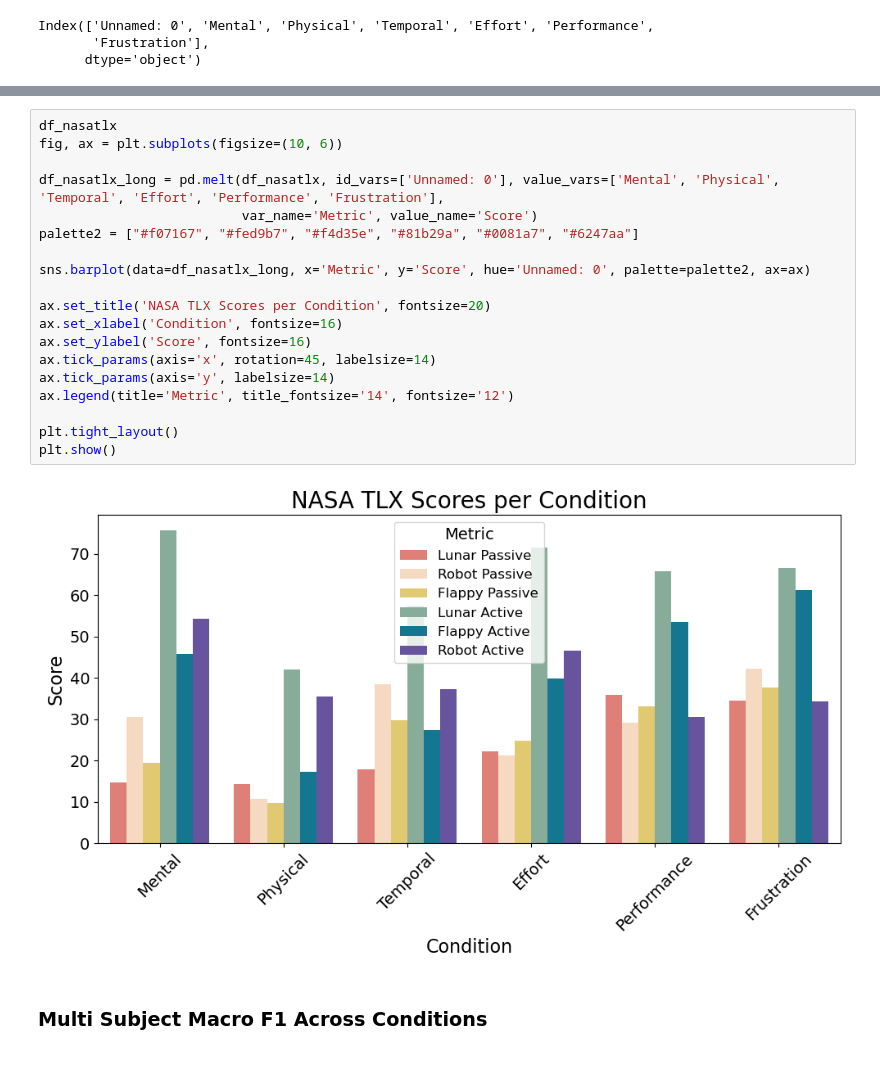
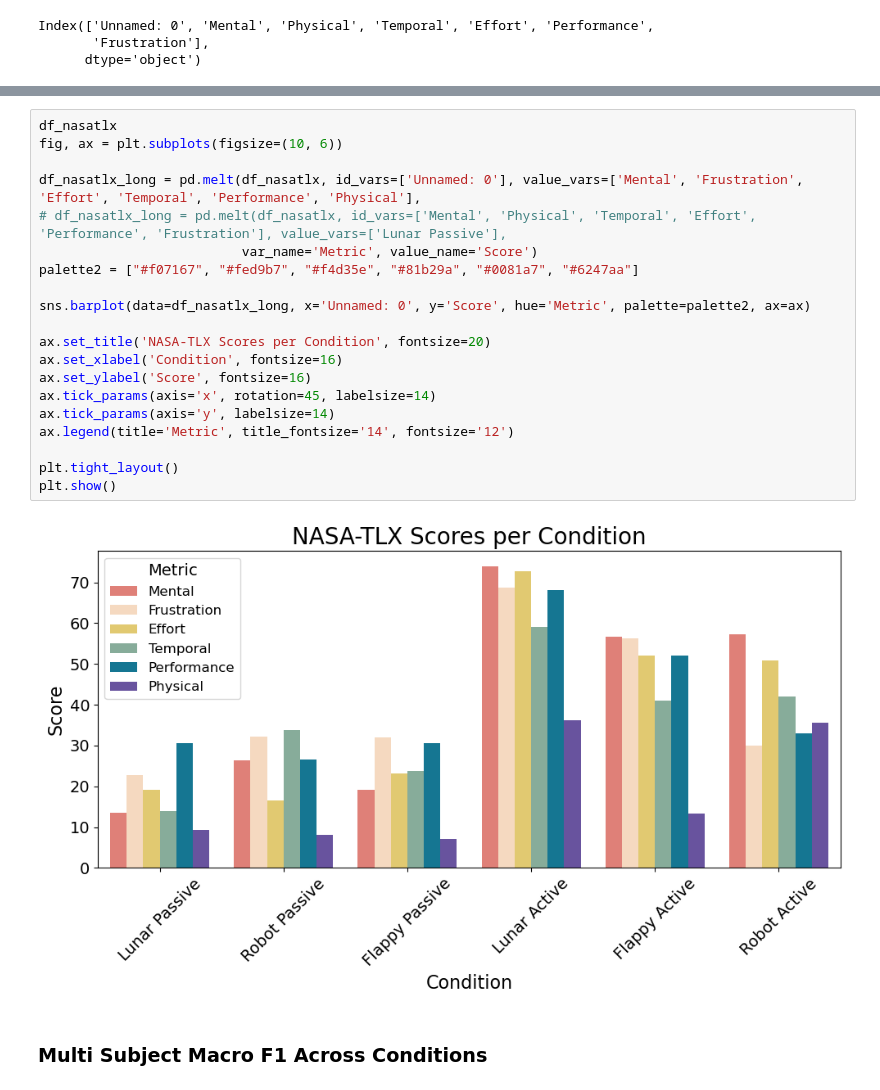
Before and after one commit to your-profile/NeuroLoop-Classification, a Jupyter notebook: FIGURES_classicalmodel_scores.ipynb, the cells around one changed output, grey strips where cells are left out. Cells and saved outputs as stored; diff of their text form.

```diff
--- a/FIGURES_classicalmodel_scores.ipynb
+++ b/FIGURES_classicalmodel_scores.ipynb
@@ -141,24 +152,25 @@ Index(['Unnamed: 0', 'Mental', 'Physical', 'Temporal', 'Effort', 'Performance',
 # %%
 df_nasatlx
 fig, ax = plt.subplots(figsize=(10, 6))
 
-df_nasatlx_long = pd.melt(df_nasatlx, id_vars=['Unnamed: 0'], value_vars=['Mental', 'Physical', 'Temporal', 'Effort', 'Performance', 'Frustration'],
+df_nasatlx_long = pd.melt(df_nasatlx, id_vars=['Unnamed: 0'], value_vars=['Mental', 'Frustration', 'Effort', 'Temporal', 'Performance', 'Physical'],
+# df_nasatlx_long = pd.melt(df_nasatlx, id_vars=['Mental', 'Physical', 'Temporal', 'Effort', 'Performance', 'Frustration'], value_vars=['Lunar Passive'],
                           var_name='Metric', value_name='Score')
 palette2 = ["#f07167", "#fed9b7", "#f4d35e", "#81b29a", "#0081a7", "#6247aa"]
 
-sns.barplot(data=df_nasatlx_long, x='Metric', y='Score', hue='Unnamed: 0', palette=palette2, ax=ax)
+sns.barplot(data=df_nasatlx_long, x='Unnamed: 0', y='Score', hue='Metric', palette=palette2, ax=ax)
 
-ax.set_title('NASA TLX Scores per Condition', fontsize=20)
+ax.set_title('NASA-TLX Scores per Condition', fontsize=20)
 ax.set_xlabel('Condition', fontsize=16)
 ax.set_ylabel('Score', fontsize=16)
 ax.tick_params(axis='x', rotation=45, labelsize=14)
 ax.tick_params(axis='y', labelsize=14)
 ax.legend(title='Metric', title_fontsize='14', fontsize='12')
 
 plt.tight_layout()
 plt.show()
 # %% [output]
-[figure, old version]
+[figure, new version]
 # %% [markdown]
 ### Multi Subject Macro F1 Across Conditions
 # %%
```
Also changed, not shown: parts of 4 cells of this notebook, 10 other files.
